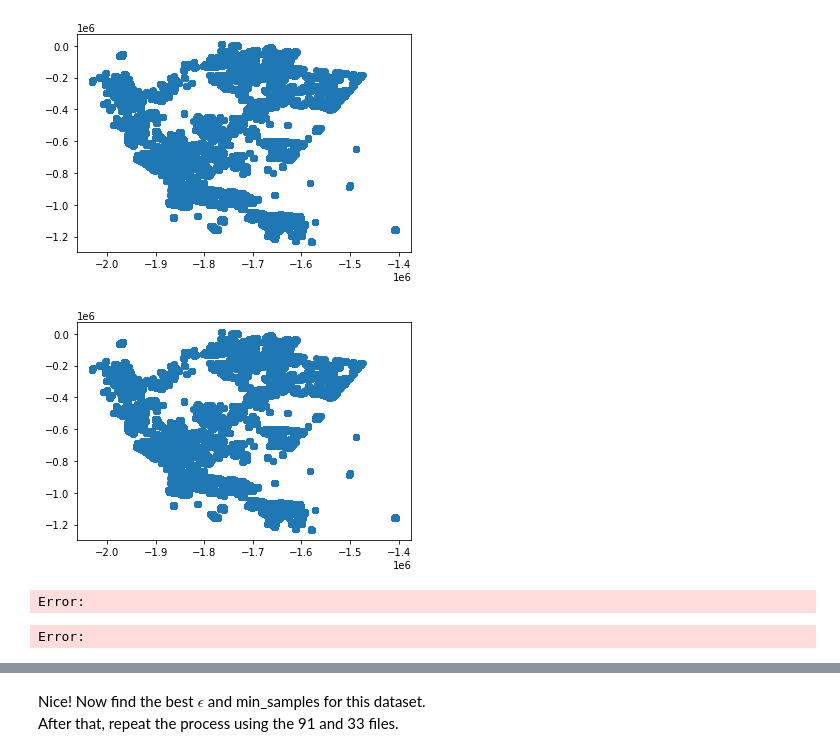
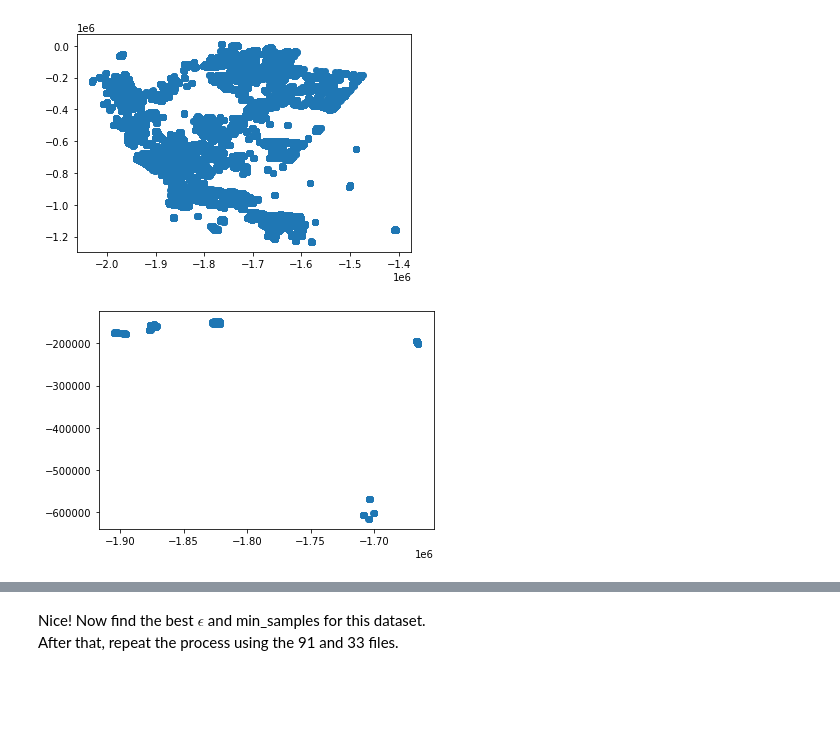
Before and after one commit to ManuelFelipeA/Clustering, a Jupyter notebook: DBSCAN_Ex.ipynb, the cells around one changed output, grey strips where cells are left out. Saved outputs shown, nothing was run; the diff lists cells and outputs as text; code cells hidden in the pictures; blank space fills up the shorter version.

```diff
--- a/DBSCAN_Ex.ipynb
+++ b/DBSCAN_Ex.ipynb
@@ -24,10 +24,10 @@ plt.show()
 # %% [output]
 [figure]
 # %%
-plt.scatter(df2[0], df2[1])
+plt.scatter(df3[0], df3[1])
 plt.show()
 # %% [output]
-[figure, old version]
+[figure, new version]
 # %%
 #Check the data, is there a need for any preprocessing?
 X = df.to_numpy()
@@ -40,7 +40,4 @@ clustering = DBSCAN(eps=100000, min_samples=3).fit(X)
 # %%
-clustering2 = DBSCAN(eps=100000, min_samples=3).fit(X2)
+#clustering2 = DBSCAN(eps=100000, min_samples=3).fit(X2)
-# %% [output]
-Error:
-Error:
 # %%
 
```
Also changed, not shown: parts of 8 cells of this notebook, 1 other file.
